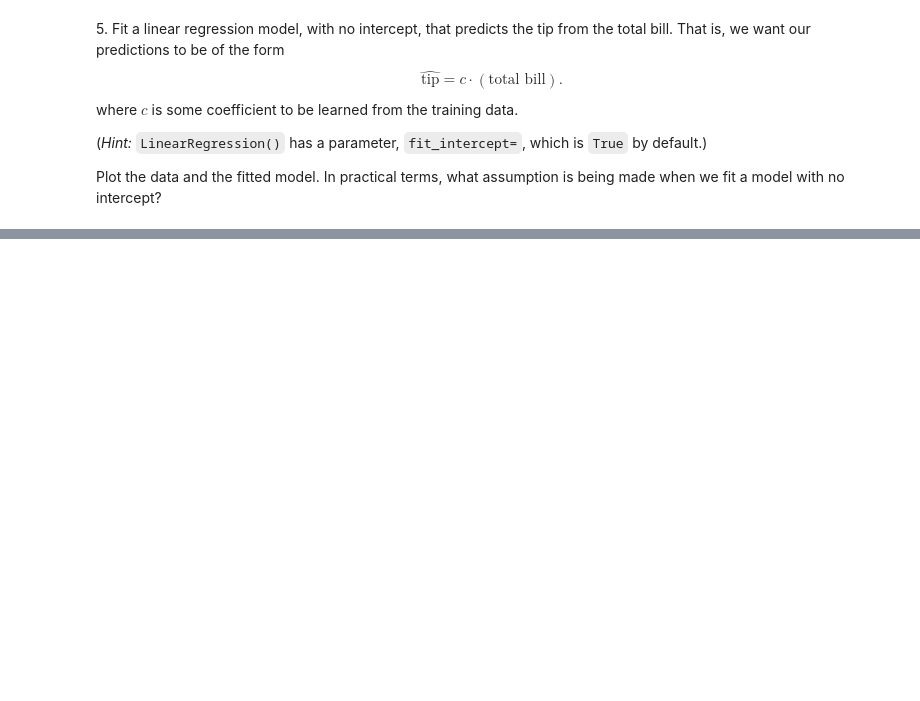
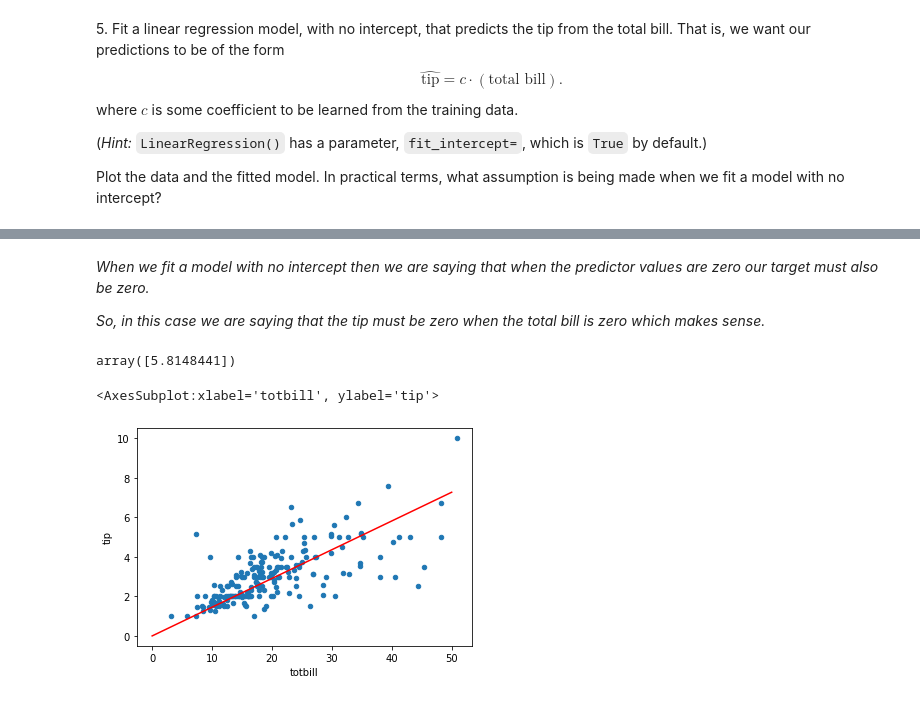
Before and after one commit to andykr1k/CS105, a Jupyter notebook: Lab7/Lab_7_Linear_Regression.ipynb, the cells around one changed output, grey strips where cells are left out. Cells and saved outputs as stored; diff of their text form; code cells hidden in the pictures; blank space fills up the shorter version.

```diff
--- a/Lab7/Lab_7_Linear_Regression.ipynb
+++ b/Lab7/Lab_7_Linear_Regression.ipynb
@@ -205,3 +382,15 @@ _Exercises 1-3 ask you to fit linear regression models to the Ames housing data
 _Exercises 4-5 ask you to fit linear regression models to the tips data (tips.csv ), which contains information about tips collected by a waiter._
 # %% [markdown]
     4\. Suppose you want to predict how much a male diner will tip on a Sunday bill of \$40.00. Fit a linear regression model to the tips data to answer this question. (Hint: You will need to convert categorical variables to quantitative variables. asZaqAZ)
+# %%
+tips_df = pd.read_csv("tips.csv")
+
+tips_df['day'] = tips_df['day'].replace("Sun" , '7').replace("Sat" , '1').replace("Fri" , '5').replace("Thu" , '4').replace("Wed" , '3').replace("Tue" , '2').replace("Mon" , '1').astype(float)
+
+tips_df['sex'] = tips_df['sex'].replace("M" , '1').replace("F" , '2').astype(float)
+
+tips_train = tips_df.loc[:200].copy()
+tips_test = tips_df.loc[201:].copy()
+
+# Log transform the target.
+#tips_train["tip"] = np.log(tips_train["tip"])
@@ -213,3 +437,18 @@ where $c$ is some coefficient to be learned from the training data.
 (_Hint:_ `LinearRegression()` has a parameter, `fit_intercept=`, which is `True` by default.)
 
 Plot the data and the fitted model. In practical terms, what assumption is being made when we fit a model with no intercept?
+# %%
+y = pd.DataFrame({
+    'totbill' : [40]
+})
+
+
+model2 = LinearRegression(fit_intercept=False)
+model2.fit(
+    X=tips_train[["totbill"]],
+    y=tips_train["tip"]
+)
+
+model2.predict(
+    X = tips_test[["totbill"]]
+)
@@ -215,0 +465,23 @@ Plot the data and the fitted model. In practical terms, what assumption is being
+# %% [markdown]
+*When we fit a model with no intercept then we are saying that when the predictor values are zero our target must also be zero.*
+
+*So, in this case we are saying that the tip must be zero when the total bill is zero which makes sense.*
+# %%
+model2.predict(y)
+# %% [output]
+array([5.8148441])
+# %%
+X_new = pd.DataFrame()
+X_new["totbill"] = np.linspace(0,50, num=200)
+X_new.set_index("totbill")
+
+y_new = pd.Series(
+    model2.predict(X_new),
+    index = X_new["totbill"]
+)
+
+tips_train.plot.scatter(x="totbill", y="tip")
+y_new.plot.line(color = 'red')
+# %% [output]
+<AxesSubplot:xlabel='totbill', ylabel='tip'>
+[figure, added]
```
Also changed, not shown: parts of 33 cells of this notebook, 8 other files.
